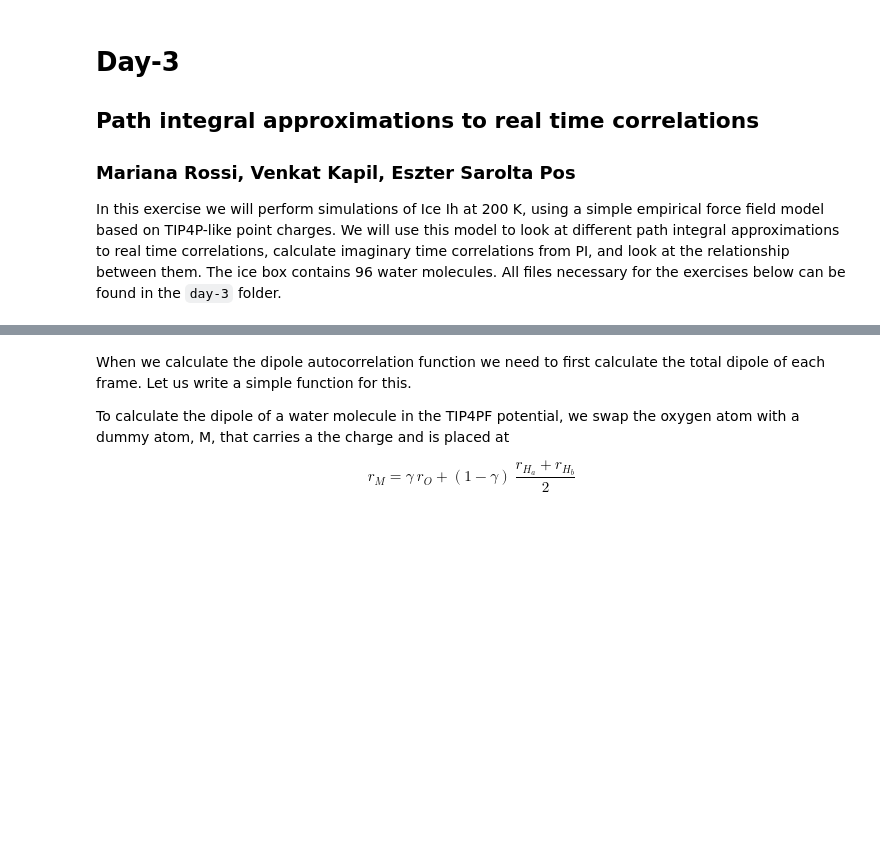
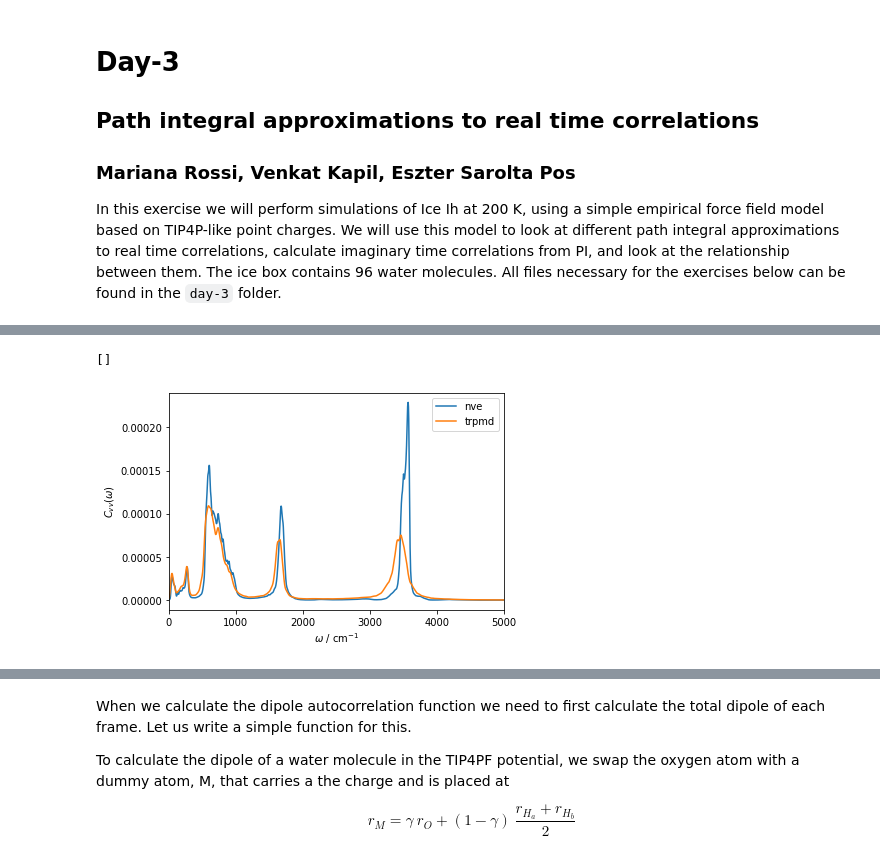
Before and after one commit to i-pi/tutorials-schools, a Jupyter notebook: day-3/day-3.ipynb, the cells around one changed output, grey strips where cells are left out. Saved outputs shown, nothing was run; the diff lists cells and outputs as text; code cells hidden in the pictures; blank space fills up the shorter version.

```diff
--- a/day-3/day-3.ipynb
+++ b/day-3/day-3.ipynb
@@ -67,0 +103,13 @@ Analyze similarities and differences between them (remember this is a short simu
+# %%
+velFT = np.loadtxt('ex-1/nve/dir_1/nve_facf.data', usecols=(0,1))
+velFT_trpmd = np.loadtxt('ex-1/trpmd/dir_1/trpmd_facf.data', usecols=(0,1))
+plt.plot(velFT[:,0] * 219474,velFT[:,1], label='nve')
+plt.plot(velFT_trpmd[:,0] * 219474,velFT_trpmd[:,1], label='trpmd')
+plt.xlim([0,5000])
+plt.ylabel(r'$C_{vv}(\omega)$')
+plt.xlabel(r'$\omega\ /\ \mathrm{cm}^{-1}$')
+plt.legend()
+plt.plot()
+# %% [output]
+[]
+[figure, added]
```
Also changed, not shown: parts of 18 cells of this notebook.
